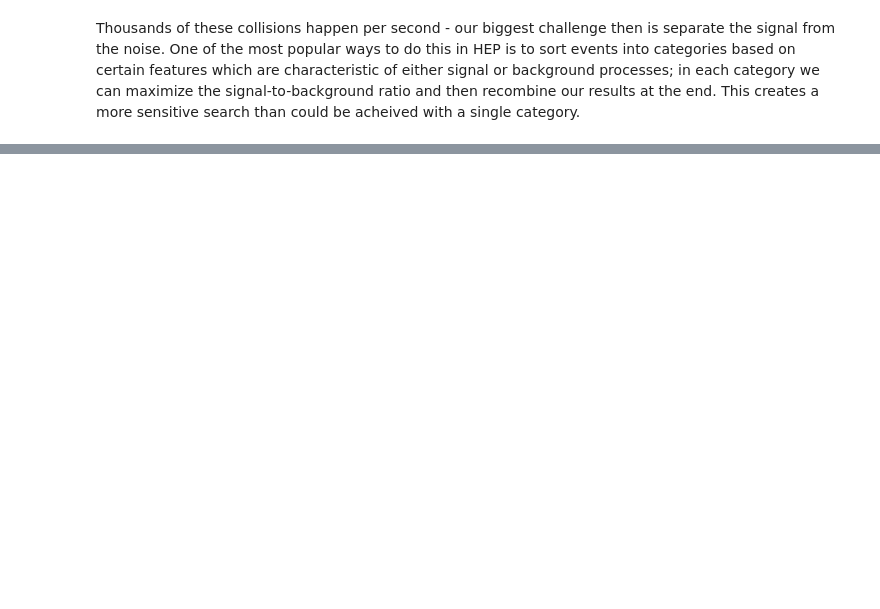
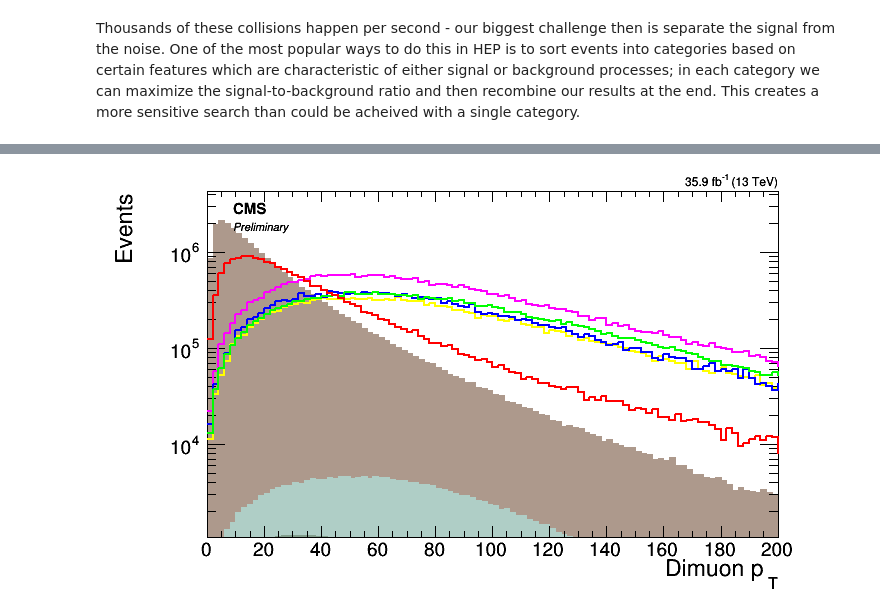
Before and after one commit to ektylr/Nov17Examples, a Jupyter notebook: Nov17_full.ipynb, the cells around one changed output, grey strips where cells are left out. Saved outputs shown, nothing was run; the diff lists cells and outputs as text; code cells hidden in the pictures; blank space fills up the shorter version.

```diff
--- a/Nov17_full.ipynb
+++ b/Nov17_full.ipynb
@@ -19,0 +257,7 @@ Thousands of these collisions happen per second - our biggest challenge then is
+# %%
+canv.SetLogy()
+# legend will only be shown once for clarity
+legend.Delete()
+canv.Draw()
+# %% [output]
+[figure, added]
```
Also changed, not shown: parts of 14 cells of this notebook.
